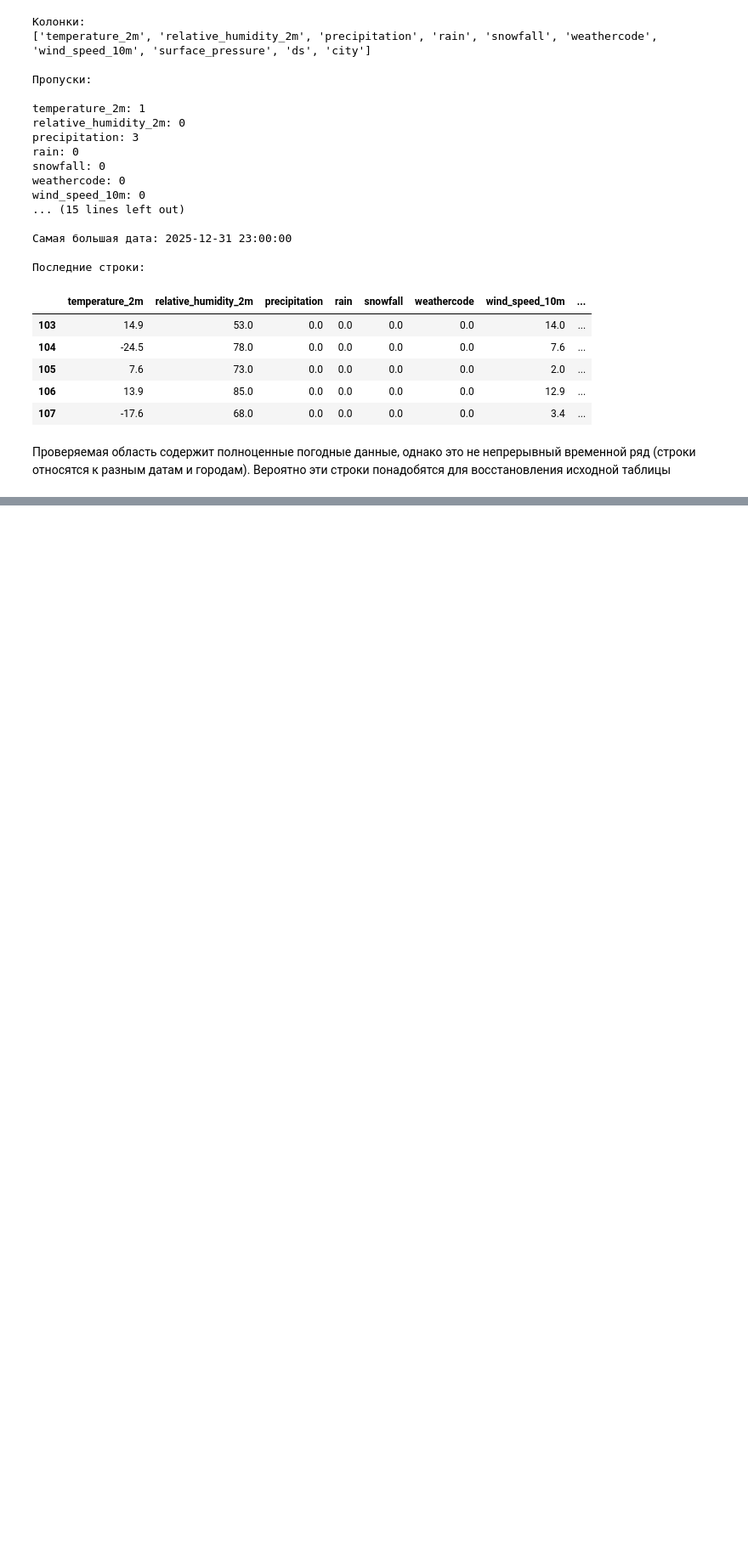
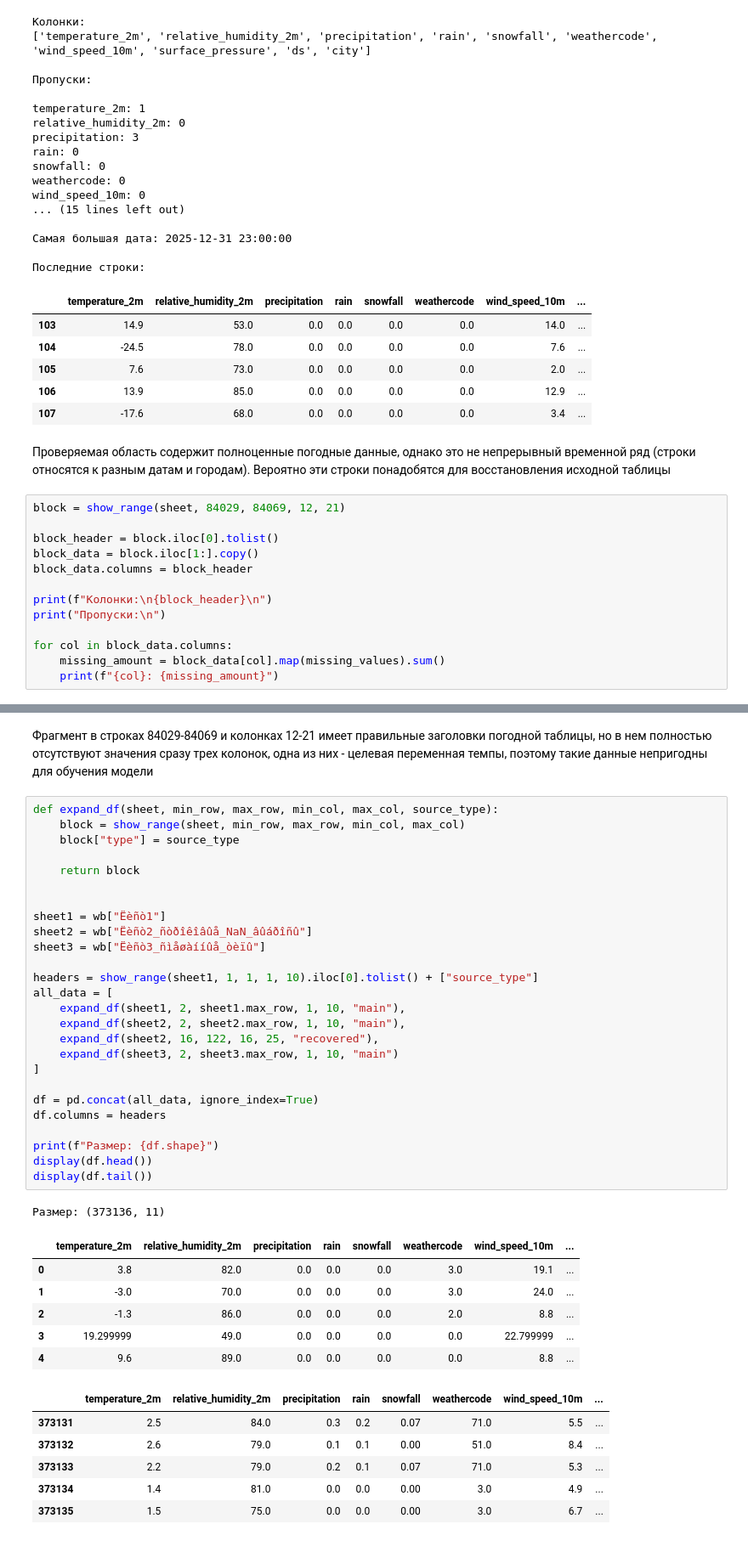
Before and after one commit to skyber20/frameworks, a Jupyter notebook: lab2/lab2.ipynb, the cells around one changed output, grey strips where cells are left out. Shown at 85% size. Saved outputs shown, nothing was run; the diff lists cells and outputs as text; blank space fills up the shorter version.

```diff
--- a/lab2/lab2.ipynb
+++ b/lab2/lab2.ipynb
@@ -228,3 +228,16 @@ wind_speed_10m: 0
 | 107 | -17.6 | 68.0 | 0.0 | 0.0 | 0.0 | 0.0 | 3.4 | ... |
 # %% [markdown]
 Проверяемая область содержит полноценные погодные данные, однако это не непрерывный временной ряд (строки относятся к разным датам и городам). Вероятно эти строки понадобятся для восстановления исходной таблицы
+# %%
+block = show_range(sheet, 84029, 84069, 12, 21)
+
+block_header = block.iloc[0].tolist()
+block_data = block.iloc[1:].copy()
+block_data.columns = block_header
+
+print(f"Колонки:\n{block_header}\n")
+print("Пропуски:\n")
+
+for col in block_data.columns:
+    missing_amount = block_data[col].map(missing_values).sum()
+    print(f"{col}: {missing_amount}")
@@ -230,0 +260,42 @@ wind_speed_10m: 0
+# %% [markdown]
+Фрагмент в строках 84029-84069 и колонках 12-21 имеет правильные заголовки погодной таблицы, но в нем полностью отсутствуют значения сразу трех колонок, одна из них - целевая переменная темпы, поэтому такие данные непригодны для обучения модели
+# %%
+def expand_df(sheet, min_row, max_row, min_col, max_col, source_type):
+    block = show_range(sheet, min_row, max_row, min_col, max_col)
+    block["type"] = source_type
+
+    return block
+
+
+sheet1 = wb["Ëèñò1"]
+sheet2 = wb["Ëèñò2_ñòðîêîâûå_NaN_âûáðîñû"]
+sheet3 = wb["Ëèñò3_ñìåøàííûå_òèïû"]
+
+headers = show_range(sheet1, 1, 1, 1, 10).iloc[0].tolist() + ["source_type"]
+all_data = [
+    expand_df(sheet1, 2, sheet1.max_row, 1, 10, "main"),
+    expand_df(sheet2, 2, sheet2.max_row, 1, 10, "main"),
+    expand_df(sheet2, 16, 122, 16, 25, "recovered"),
+    expand_df(sheet3, 2, sheet3.max_row, 1, 10, "main")
+]
+
+df = pd.concat(all_data, ignore_index=True)
+df.columns = headers
+
+print(f"Размер: {df.shape}")
+display(df.head())
+display(df.tail())
+# %% [output]
+Размер: (373136, 11)
+|  | temperature_2m | relative_humidity_2m | precipitation | rain | snowfall | weathercode | wind_speed_10m | ... |
+| 0 | 3.8 | 82.0 | 0.0 | 0.0 | 0.0 | 3.0 | 19.1 | ... |
+| 1 | -3.0 | 70.0 | 0.0 | 0.0 | 0.0 | 3.0 | 24.0 | ... |
+| 2 | -1.3 | 86.0 | 0.0 | 0.0 | 0.0 | 2.0 | 8.8 | ... |
+| 3 | 19.299999 | 49.0 | 0.0 | 0.0 | 0.0 | 0.0 | 22.799999 | ... |
+| 4 | 9.6 | 89.0 | 0.0 | 0.0 | 0.0 | 0.0 | 8.8 | ... |
+|  | temperature_2m | relative_humidity_2m | precipitation | rain | snowfall | weathercode | wind_speed_10m | ... |
+| 373131 | 2.5 | 84.0 | 0.3 | 0.2 | 0.07 | 71.0 | 5.5 | ... |
+| 373132 | 2.6 | 79.0 | 0.1 | 0.1 | 0.00 | 51.0 | 8.4 | ... |
+| 373133 | 2.2 | 79.0 | 0.2 | 0.1 | 0.07 | 71.0 | 5.3 | ... |
+| 373134 | 1.4 | 81.0 | 0.0 | 0.0 | 0.00 | 3.0 | 4.9 | ... |
+| 373135 | 1.5 | 75.0 | 0.0 | 0.0 | 0.00 | 3.0 | 6.7 | ... |
```
Also changed, not shown: parts of 2 cells of this notebook.
